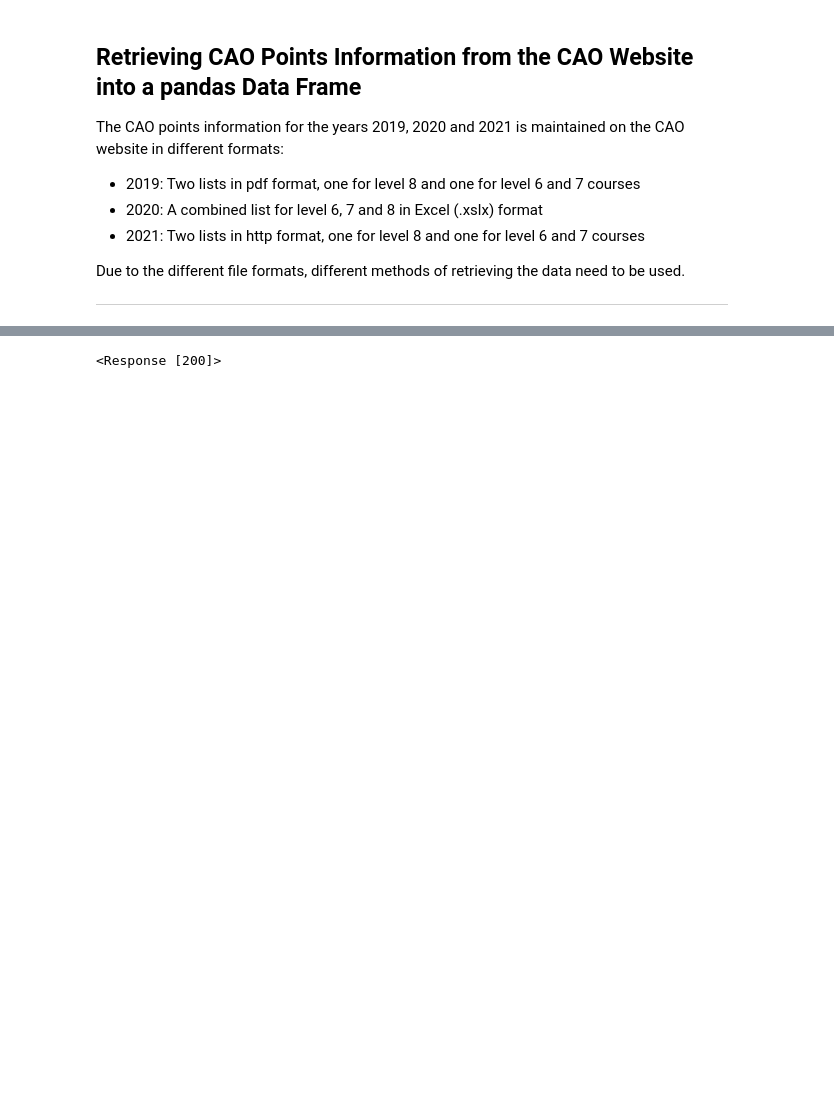
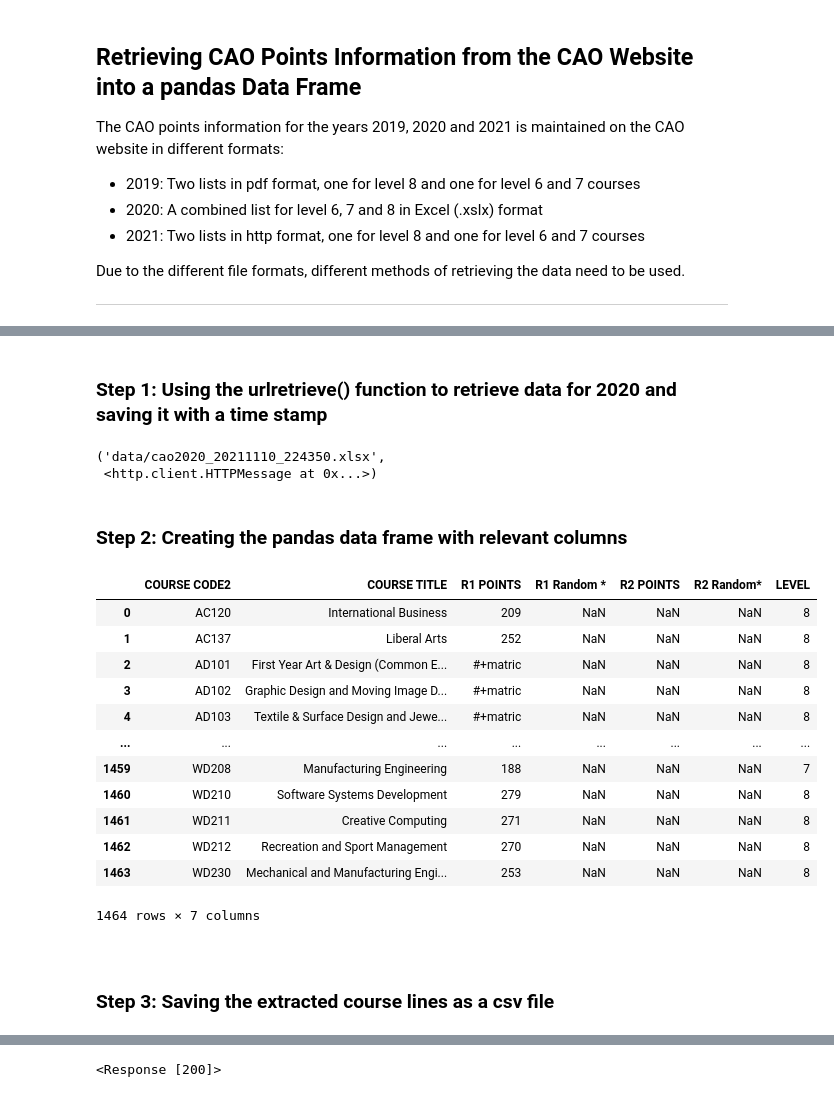
Before and after one commit to ssteffens/fundamentals-data-analysis-assessment, a Jupyter notebook: cao.ipynb, the cells around one changed output, grey strips where cells are left out. Saved outputs shown, nothing was run; the diff lists cells and outputs as text; code cells hidden in the pictures; blank space fills up the shorter version.

Commit message:
Add 2020 data

```diff
--- a/cao.ipynb
+++ b/cao.ipynb
@@ -37,0 +52,2 @@ import datetime as dt
+# %% [markdown]
+### Step 1: Using the urlretrieve() function to retrieve data for 2020 and saving it with a time stamp
@@ -37,0 +57,39 @@ import datetime as dt
+# %%
+# Save original file to disk
+urlrq.urlretrieve('http://www2.cao.ie/points/CAOPointsCharts2020.xlsx', path)
+# %% [output]
+('data/cao2020_20211110_224350.xlsx',
+ <http.client.HTTPMessage at 0x...>)
+# %% [markdown]
+### Step 2: Creating the pandas data frame with relevant columns
+# %%
+# Download and parse the excel spreadsheet to a data frame
+
+# Excel file contains a lot of unnecessary data like the header part (rows 1 - 9)
+# Can be manually removed (and save file locally) or use pandas to remove unnecessary content
+# https://pandas.pydata.org/pandas-docs/stable/reference/api/pandas.read_excel.html
+
+# skiprows: Line numbers to skip (0-indexed) or number of lines to skip (int) at the start of the file.
+# Selecting only the columns relevant for
+
+df2020 = pd.read_excel('http://www2.cao.ie/points/CAOPointsCharts2020.xlsx', skiprows=10)[['COURSE CODE2','COURSE TITLE','R1 POINTS','R1 Random *','R2 POINTS','R2 Random*','LEVEL']]
+# %%
+df2020
+# %% [output]
+|  | COURSE CODE2 | COURSE TITLE | R1 POINTS | R1 Random * | R2 POINTS | R2 Random* | LEVEL |
+| 0 | AC120 | International Business | 209 | NaN | NaN | NaN | 8 |
+| 1 | AC137 | Liberal Arts | 252 | NaN | NaN | NaN | 8 |
+| 2 | AD101 | First Year Art & Design (Common E... | #+matric | NaN | NaN | NaN | 8 |
+| 3 | AD102 | Graphic Design and Moving Image D... | #+matric | NaN | NaN | NaN | 8 |
+| 4 | AD103 | Textile & Surface Design and Jewe... | #+matric | NaN | NaN | NaN | 8 |
+| ... | ... | ... | ... | ... | ... | ... | ... |
+| 1459 | WD208 | Manufacturing Engineering | 188 | NaN | NaN | NaN | 7 |
+| 1460 | WD210 | Software Systems Development | 279 | NaN | NaN | NaN | 8 |
+| 1461 | WD211 | Creative Computing | 271 | NaN | NaN | NaN | 8 |
+| 1462 | WD212 | Recreation and Sport Management | 270 | NaN | NaN | NaN | 8 |
+| 1463 | WD230 | Mechanical and Manufacturing Engi... | 253 | NaN | NaN | NaN | 8 |
+1464 rows × 7 columns
+# %% [markdown]
+<br>
+
+### Step 3: Saving the extracted course lines as a csv file
```
Also changed, not shown: parts of 13 cells of this notebook, 15 other files.
